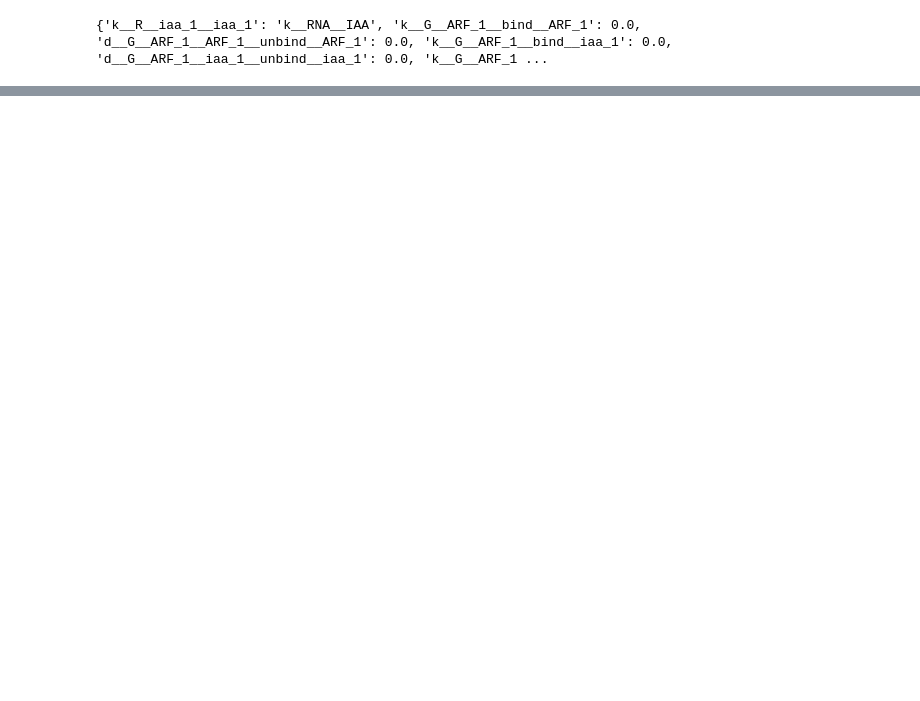
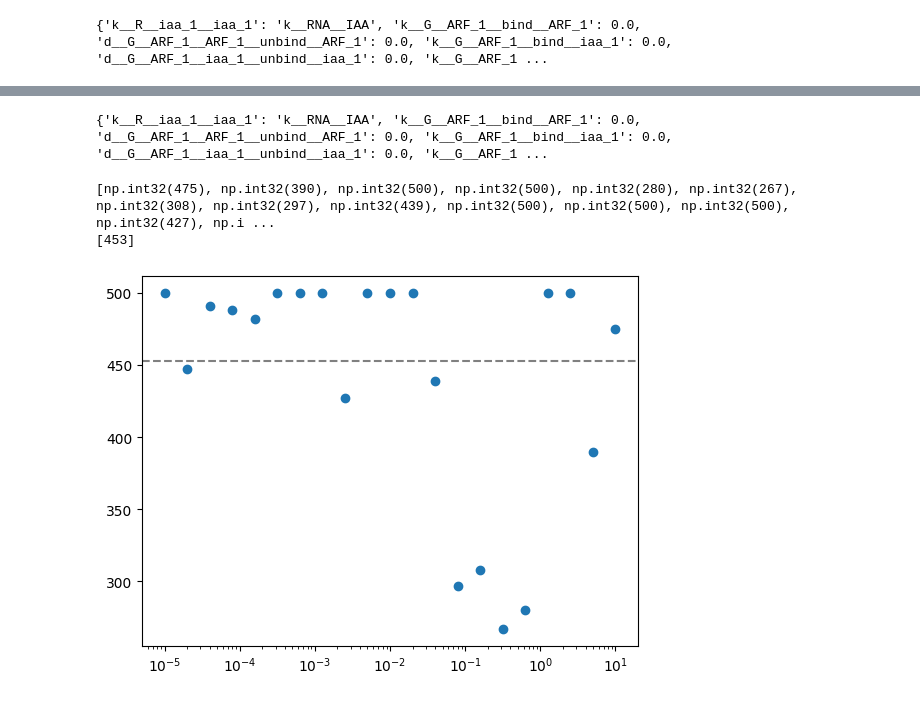
Before and after one commit to joeyshuttleworth/auxin_signalling_models, a Jupyter notebook: notebooks/degenerate_model_demonstration.ipynb, the cells around one changed output, grey strips where cells are left out. Drawn from its saved outputs; the diff is of its cells as text; code cells hidden in the pictures; blank space fills up the shorter version.

```diff
--- a/notebooks/degenerate_model_demonstration.ipynb
+++ b/notebooks/degenerate_model_demonstration.ipynb
@@ -208,3 +219,60 @@ plt.plot(ts, sol1[:, -1], color='grey', ls='--')
+# %%
+steps_taken_list = []
+x0 = np.array(list(full_ic_dict.values()))
+p = np.array(list(full_param_dict.values()))
+
+_ts = [ts[0], ts[-1]]
+parameter_subs_dict = full_parameter_subs_dict
+print(parameter_subs_dict)
+import inspect
+_rhs_func = asp_model_full.generate_rhs_func(parameter_subs_dict=parameter_subs_dict, njitted=True)
+
+def wrapped_rhs_func(y, t, p):
+    return _rhs_func(y, p, [1.0]).flatten()
+
+for i, tau in enumerate(tau_vals):
+    full_param_dict[promoter_timeconstant] = tau
+    p = np.array(list([full_param_dict[k] for k in sorted(full_param_dict.keys())]))
+    y, info = scipy.integrate.odeint(wrapped_rhs_func, x0, _ts, args=(p,),
+                                    full_output=True)
+    steps_taken = max(info['nst'])
+    steps_taken_list.append(steps_taken)
+print(steps_taken_list)
+
+# Now the reduced model
+x0 = np.array(list(reduced_ic_dict.values()))
+p = np.array(list(reduced_param_dict.values()))
+
+_rhs_func = asp_model_r.generate_rhs_func(parameter_subs_dict)
+pp_jac_func, pp_inhomog_func = asp_model_r.get_promoter_ode_funcs()
+
+def wrapped_rhs_func(y, t, p):
+    pp_jac = pp_jac_func(y, p, [1.0])
+    pp_inhomog = pp_inhomog_func(y, p, [1.0])
+
+    state_ss = -np.linalg.solve(pp_jac, pp_inhomog).flatten()
+    G = 1.0 - np.sum(state_ss)
+
+    promoter_vars = np.concatenate([np.array([G]), state_ss])
+    return _rhs_func(y, p, [1.0], promoter_vars).flatten()
+
+y, info = scipy.integrate.odeint(wrapped_rhs_func, x0, _ts, args=(p,),
+                                    full_output=True)
+steps_taken = info['nst']
+
+print(steps_taken)
+
+
+plt.scatter(tau_vals, steps_taken_list)
+
+ax = plt.gca()
+ax.axhline(steps_taken, ls='--', color='grey')
+ax.set_xscale('log')
+# %% [output]
+{'k__R__iaa_1__iaa_1': 'k__RNA__IAA', 'k__G__ARF_1__bind__ARF_1': 0.0, 'd__G__ARF_1__ARF_1__unbind__ARF_1': 0.0, 'k__G__ARF_1__bind__iaa_1': 0.0, 'd__G__ARF_1__iaa_1__unbind__iaa_1': 0.0, 'k__G__ARF_1 ...
+[np.int32(475), np.int32(390), np.int32(500), np.int32(500), np.int32(280), np.int32(267), np.int32(308), np.int32(297), np.int32(439), np.int32(500), np.int32(500), np.int32(500), np.int32(427), np.i ...
+[453]
+[figure, added]
 # %%
 plt.scatter(tau_vals, rmses)
 plt.xscale('log')
```
Also changed, not shown: parts of 8 cells of this notebook.
